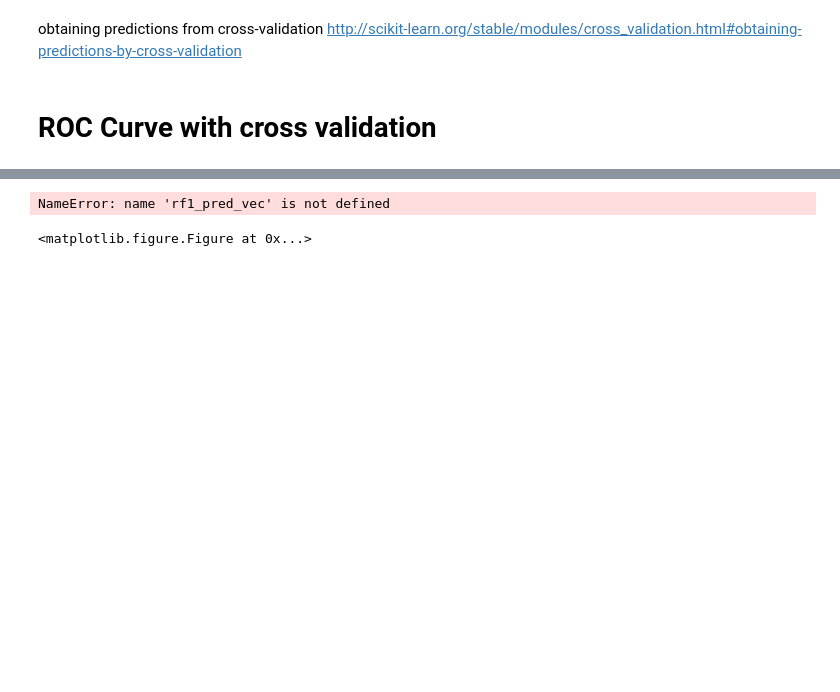
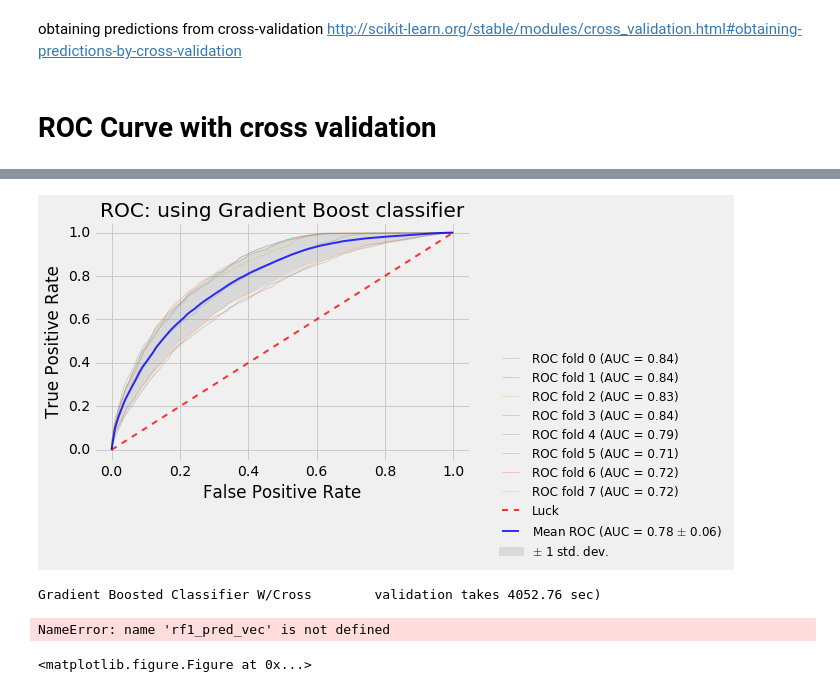
Before and after one commit to billiescodes/mortality_in_ICU, a Jupyter notebook: 02_Model_and_Evaluation.ipynb, the cells around one changed output, grey strips where cells are left out. Saved outputs shown, nothing was run; the diff lists cells and outputs as text; code cells hidden in the pictures; blank space fills up the shorter version.

```diff
--- a/02_Model_and_Evaluation.ipynb
+++ b/02_Model_and_Evaluation.ipynb
@@ -517,0 +537,13 @@ print ("Random Forest Regression Classifier W/Cross \
+# %%
+""" run with Gradient Boost 8 folds SAVE FIGURE"""
+
+classifier = GradientBoostingClassifier(n_estimators=4000,max_depth=3,learning_rate=.003)
+
+start = timeit.default_timer()
+run_stratified_kfold(classifier, "Gradient Boost", 8)
+elapsed = timeit.default_timer() - start
+print ("Gradient Boosted Classifier W/Cross \
+       validation takes {} sec) ".format(round(elapsed,2)) )
+# %% [output]
+[figure, added]
+Gradient Boosted Classifier W/Cross        validation takes 4052.76 sec)
```
Also changed, not shown: parts of 5 cells of this notebook.
